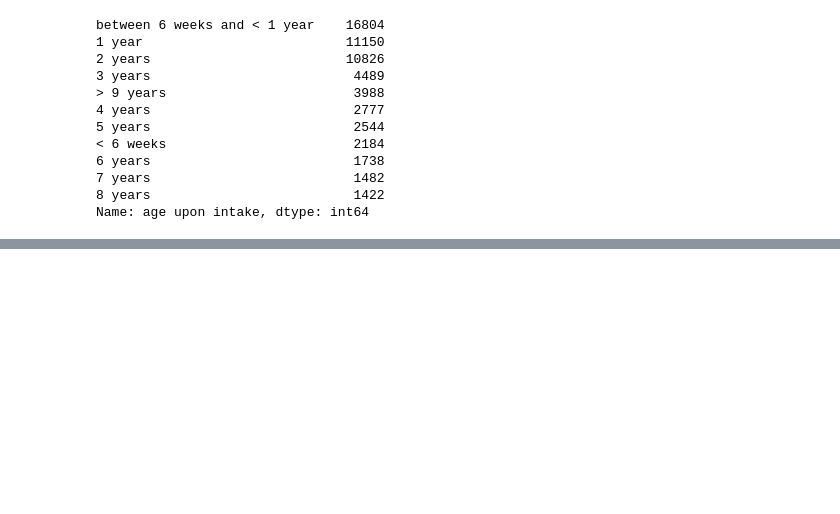
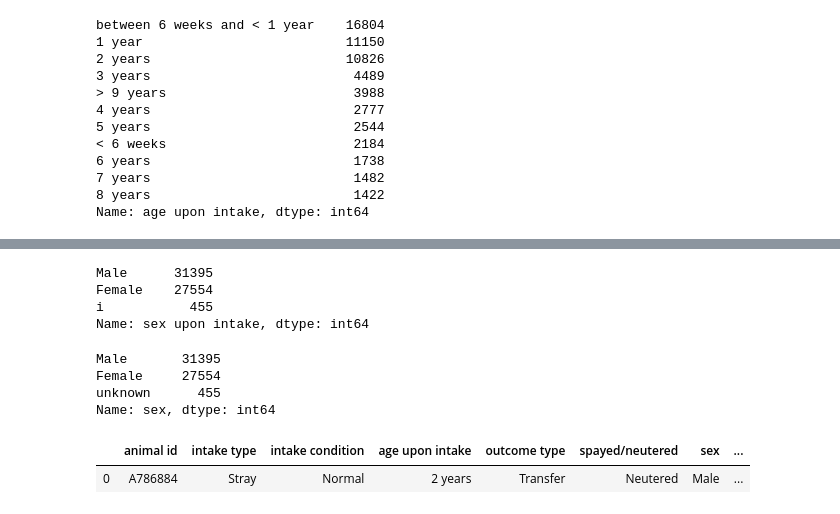
Before and after one commit to brandonanhorn/projects, a Jupyter notebook: animal_shelter/data_cleaning.ipynb, the cells around one changed output, grey strips where cells are left out. Saved outputs shown, nothing was run; the diff lists cells and outputs as text; code cells hidden in the pictures; blank space fills up the shorter version.

```diff
--- a/animal_shelter/data_cleaning.ipynb
+++ b/animal_shelter/data_cleaning.ipynb
@@ -151,0 +192,29 @@ Name: age upon intake, dtype: int64
+# %%
+a_list = []
+for i in df_dog["sex upon intake"]:
+    a_list.append(i.split()[1])
+# %%
+df_dog["sex upon intake"] = a_list
+# %%
+df_dog["sex upon intake"].value_counts()
+# %% [output]
+Male      31395
+Female    27554
+i           455
+Name: sex upon intake, dtype: int64
+# %%
+df_dog["sex upon intake"] = df_dog["sex upon intake"].replace("i", "unknown")
+# %%
+df_dog["sex"] = df_dog["sex upon intake"]
+# %%
+df_dog["sex"].value_counts()
+# %% [output]
+Male       31395
+Female     27554
+unknown      455
+Name: sex, dtype: int64
+# %%
+df_dog.head(1)
+# %% [output]
+|  | animal id | intake type | intake condition | age upon intake | outcome type | spayed/neutered | sex | ... |
+| 0 | A786884 | Stray | Normal | 2 years | Transfer | Neutered | Male | ... |
```
Also changed, not shown: parts of 13 cells of this notebook.
